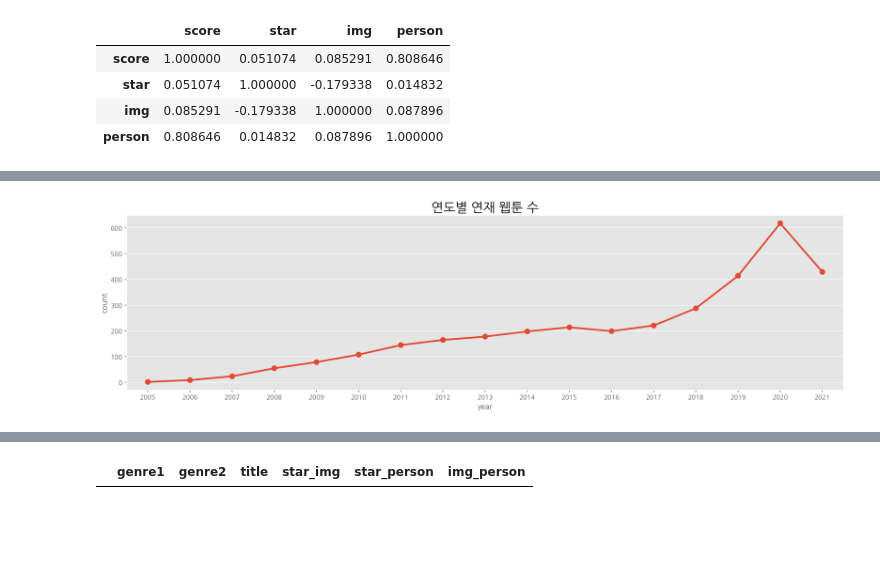
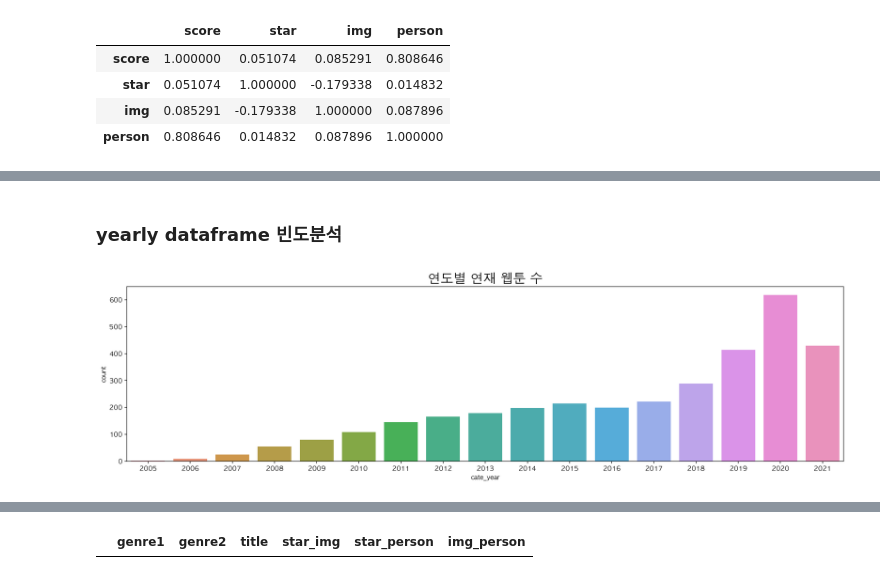
Before and after one commit to aeea-0605/first_project, a Jupyter notebook: NaverWebtoon_EDA/EDA.ipynb, the cells around one changed output, grey strips where cells are left out. Saved outputs shown, nothing was run; the diff lists cells and outputs as text; code cells hidden in the pictures; blank space fills up the shorter version.

```diff
--- a/NaverWebtoon_EDA/EDA.ipynb
+++ b/NaverWebtoon_EDA/EDA.ipynb
@@ -120,9 +252,0 @@ weekly_df.tail()
-# %%
-yearly_df['date_year'] = yearly_df['datetime'].dt.year
-yearly_df['quarter'] = yearly_df['datetime'].dt.quarter
-yearly_df['month'] = yearly_df['datetime'].dt.month
-yearly_df['day'] = yearly_df['datetime'].dt.day
-
-yearly_df = yearly_df[['year', 'title', 'genre','star', 'img', 'person', 'datetime', 'date_year', 'quarter', 'month', 'day']]
-print(yearly_df.shape)
-yearly_df.head()
@@ -136,0 +253,11 @@ yearly_df.head()
+# %%
+for dataset in datasets:
+    dataset['year'] = dataset['datetime'].dt.year
+    dataset['quarter'] = dataset['datetime'].dt.quarter
+    dataset['month'] = dataset['datetime'].dt.month
+    dataset['day'] = dataset['datetime'].dt.day
+
+weekly_df = weekly_df[['rank', 'title', 'genre', 'star', 'img', 'person', 'datetime', 'year', 'quarter', 'month', 'day', 'weekday']]
+yearly_df = yearly_df[['cate_year', 'title', 'genre','star', 'img', 'person', 'datetime', 'year', 'quarter', 'month', 'day']]
+
+print('weekly_df : {}, yearly_df : {}'.format(weekly_df.shape, yearly_df.shape))
@@ -300,15 +433,12 @@ def split_genre2(genre):
 # %%
-weekly_df['genre1'] = weekly_df['genre'].apply(split_genre1)
-weekly_df['genre2'] = weekly_df['genre'].apply(split_genre2)
+weekly_df['genre1'] = weekly_df['genre'].apply(lambda x: x.split()[0])
+weekly_df['genre2'] = weekly_df['genre'].apply(lambda x: x.split()[1])
 
-yearly_df['genre1'] = yearly_df['genre'].apply(split_genre1)
-yearly_df['genre2'] =yearly_df['genre'].apply(split_genre2)
+yearly_df['genre1'] = yearly_df['genre'].apply(lambda x: x.split()[0])
+yearly_df['genre2'] =yearly_df['genre'].apply(lambda x: x.split()[1])
+
+weekly_df = weekly_df[['rank', 'title', 'genre', 'genre1', 'genre2', 'star', 'img', 'person', 'datetime', 'year', 'quarter', 'month', 'day', 'weekday']]
+yearly_df = yearly_df[['cate_year', 'title', 'genre', 'genre1', 'genre2', 'star', 'img', 'person', 'datetime', 'year', 'quarter', 'month', 'day']]
-# %%
-weekly_df = weekly_df[[
-    'rank', 'title', 'genre', 'genre1', 'genre2', 'star', 'img', 'person', 'datetime', 'year', 'quarter', 'month', 'day', 'weekday']]
-
-yearly_df = yearly_df[[
-    'year', 'title', 'genre', 'genre1', 'genre2', 'star', 'img', 'person', 'datetime', 'date_year', 'quarter', 'month', 'day']]
 # %%
 weekly_df.tail(2)
 # %% [output]
@@ -562,8 +743,10 @@ plt.show()
+# %% [markdown]
+### yearly dataframe 빈도분석
 # %%
-result = yearly_df.groupby(['year', 'title']).size().reset_index().groupby('year').size().reset_index(name='count')
+result = yearly_df.groupby(['cate_year', 'title']).size().reset_index().groupby('cate_year').size().reset_index(name='count')
 
 plt.figure(figsize=(20, 5))
-sns.pointplot(data=result, x='year', y='count');
+sns.barplot(data=result, x='cate_year', y='count');
 plt.title('연도별 연재 웹툰 수', fontsize=20);
 # %% [output]
-[figure, old version]
+[figure, new version]
```
Also changed, not shown: parts of 120 cells of this notebook.
